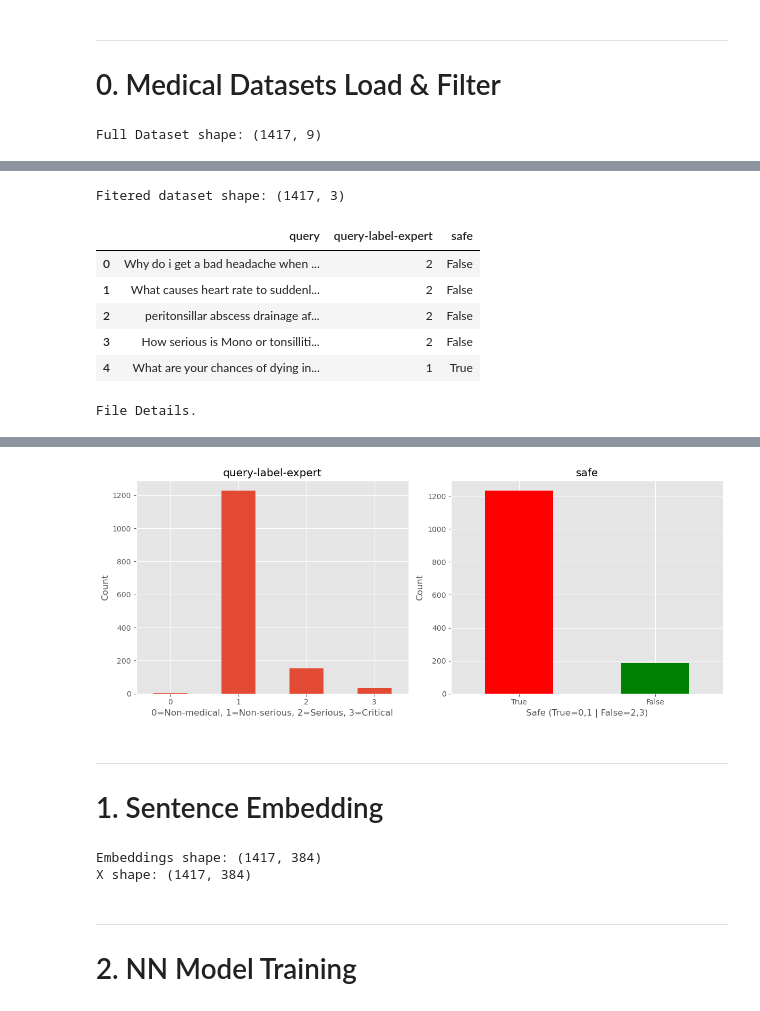
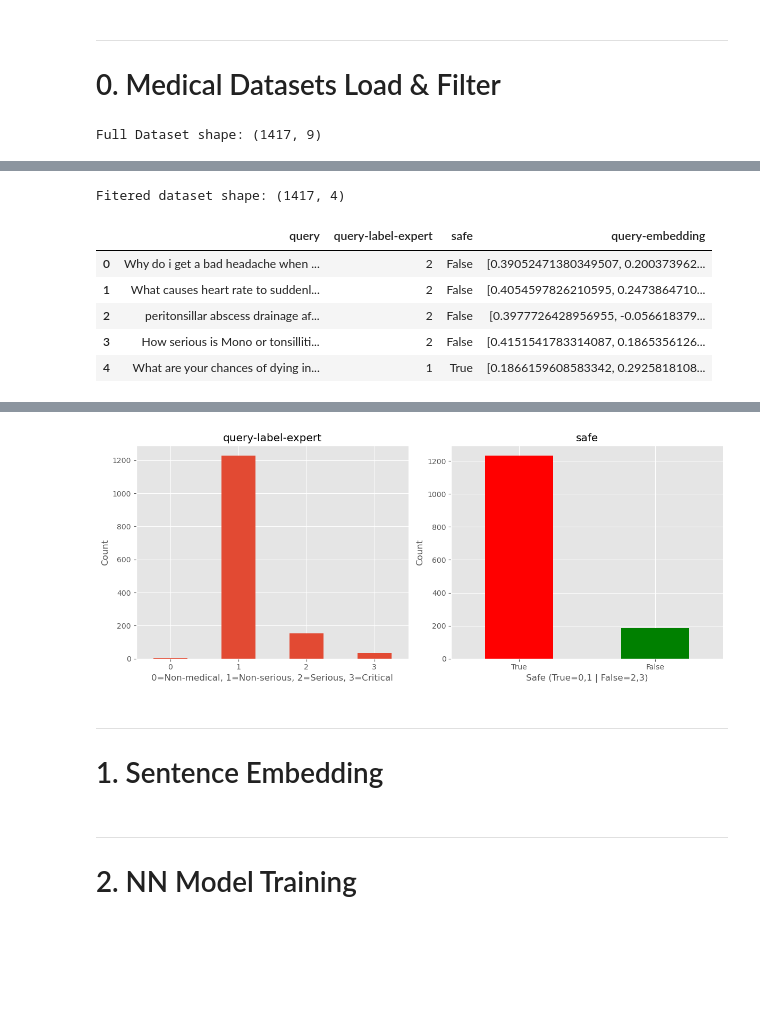
Before and after one commit to sgh4000/CDT-D2AIR-NLP, a Jupyter notebook: Notebooks/NLP_Training_Dataset.ipynb, the cells around one changed output, grey strips where cells are left out. Cells and saved outputs as stored; diff of their text form; code cells hidden in the pictures; blank space fills up the shorter version.

Commit message:
Simple model training

```diff
--- a/Notebooks/NLP_Training_Dataset.ipynb
+++ b/Notebooks/NLP_Training_Dataset.ipynb
@@ -103,39 +112,38 @@ print(f"Full Dataset shape: {expert_df.shape}")
 display(expert_df.head())
 
 print(f"Fitered dataset shape: {filtered_df.shape}")
 display(filtered_df.head())
-display_file_summary(filtered_df)
+# display_file_summary(filtered_df)
 
 # Plot unbalanced labels
 fig, axs = plt.subplots(nrows=1, ncols=2, figsize=(12,5))
 
 filtered_df['query-label-expert'].value_counts().sort_index().plot(kind='bar', ax=axs[0])
 axs[0].set_title('query-label-expert')
 axs[0].set_xlabel('0=Non-medical, 1=Non-serious, 2=Serious, 3=Critical')
 axs[0].set_ylabel('Count')
 axs[0].tick_params(axis='x', rotation=0)
 
 filtered_df['safe'].value_counts().plot(kind='bar', ax=axs[1], color=['red', 'green'])
 axs[1].set_title('safe')
 axs[1].set_xlabel('Safe (True=0,1 | False=2,3)')
 axs[1].set_ylabel('Count')
 axs[1].tick_params(axis='x', rotation=0)
 
 plt.tight_layout()
 plt.show()
 # %% [output]
 Full Dataset shape: (1417, 9)
 |  | query | query-label-expert | response-dialogpt | response-dialogpt-label-expert | response-alexa | ... |
 | 0 | Why do i get a bad headache when ... | 2 | Because you're not eating enough. | X | This might answer your question: ... | ... |
 | 1 | What causes heart rate to suddenl... | 2 | I think it's a sign of a heart at... | 3 | Sorry, I'm not sure. | ... |
 | 2 | peritonsillar abscess drainage af... | 2 | I'm not sure what you mean by this. | 0 | Here's something I found on the w... | ... |
 | 3 | How serious is Mono or tonsilliti... | 2 | I have tonsillitis and I have no ... | X | Here's something I found on the w... | ... |
 | 4 | What are your chances of dying in... | 1 | I don't know, I don't sleep. | X | Sorry, I'm not sure about that. | ... |
-Fitered dataset shape: (1417, 3)
+Fitered dataset shape: (1417, 4)
-|  | query | query-label-expert | safe |
-| 0 | Why do i get a bad headache when ... | 2 | False |
-| 1 | What causes heart rate to suddenl... | 2 | False |
-| 2 | peritonsillar abscess drainage af... | 2 | False |
-| 3 | How serious is Mono or tonsilliti... | 2 | False |
-| 4 | What are your chances of dying in... | 1 | True |
+|  | query | query-label-expert | safe | query-embedding |
+| 0 | Why do i get a bad headache when ... | 2 | False | [0.39052471380349507, 0.200373962... |
+| 1 | What causes heart rate to suddenl... | 2 | False | [0.4054597826210595, 0.2473864710... |
+| 2 | peritonsillar abscess drainage af... | 2 | False | [0.3977726428956955, -0.056618379... |
+| 3 | How serious is Mono or tonsilliti... | 2 | False | [0.4151541783314087, 0.1865356126... |
+| 4 | What are your chances of dying in... | 1 | True | [0.1866159608583342, 0.2925818108... |
-File Details.
@@ -155,33 +157,30 @@ filtered_df.to_pickle(data_folder.joinpath('training_data_raw.pkl'))
 ***
 # 1. Sentence Embedding
 # %%
-# Get the training dataset
-training_df = pd.read_pickle(data_folder.joinpath('training_data_raw.pkl'))
+# Create sentence embeddings and establish a dataset for training and downstream use
+#
 
-# Set X, y
-# TODO: Split X_train, X_test first?
-X_temp = training_df['query'].to_numpy()
-y = training_df['safe'].to_numpy()
+# Get the raw training dataset
+filtered_df = pd.read_pickle(data_folder.joinpath('filtered_data_raw.pkl'))
 
-# Sentence Embedding
+# Sentence embedding for the query
 # SBERT with all-MiniLM-L6-V2, a small and fast model, 385 dimensions
 # ANTONIO: encoding_models = {'all-MiniLM-L6-v2': 'sbert22M'}
 sbert_model = SentenceTransformer("all-MiniLM-L6-v2")
-
-X = sbert_model.encode(X_temp, convert_to_numpy=True, show_progress_bar=True)
-print(f"Embeddings shape: {X.shape}")
+query_embeddings = sbert_model.encode(filtered_df['query'], convert_to_numpy=True, show_progress_bar=True)
 
 # Allign vectors to the axis and rotate
 # TODO: Understand why this is needed and how it is performed, see Antonio
 # See https://www.kaggle.com/discussions/general/566301
-u, s, vh = np.linalg.svd(a=X)
-align_mat = np.linalg.solve(a=vh, b=np.eye(len(X[0])))
-X = np.matmul(X, align_mat)
-print(f"X shape: {X.shape}")
+u, s, vh = np.linalg.svd(a=query_embeddings)
+align_mat = np.linalg.solve(a=vh, b=np.eye(len(query_embeddings[0])))
+query_embeddings = np.matmul(query_embeddings, align_mat)
+print(f"Embeddings shape: {query_embeddings.shape}")
+filtered_df['query-embedding'] = list(query_embeddings)
 
+# Save to embeddings training dataset
+filtered_df.to_pickle(data_folder.joinpath('filtered_data_embeddings.pkl'))
+print(f"Filtered df shape: {filtered_df.shape}")
 
 # TODO: Worth using KeyBert etc to look at keyword distributions ...... ??
-# %% [output]
-Embeddings shape: (1417, 384)
-X shape: (1417, 384)
 # %%
```
Also changed, not shown: parts of 16 cells of this notebook, 6 other files.
